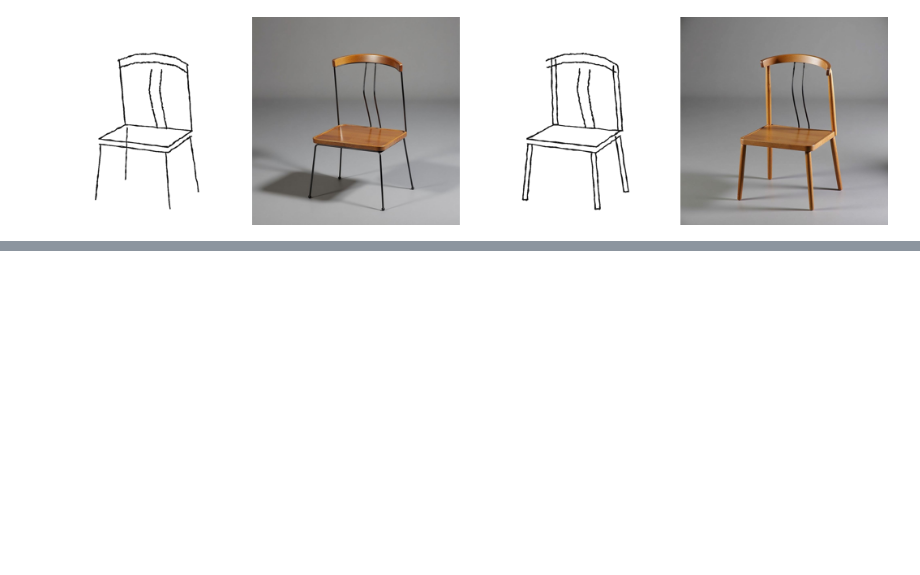
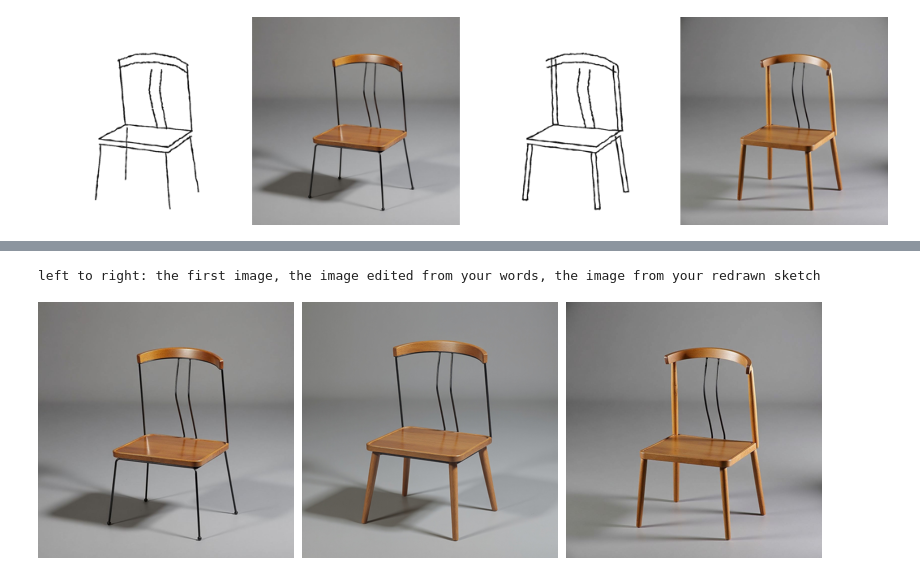
Before and after one commit to chuanenlin/mlfordesign, a Jupyter notebook: notebooks/week-03-sketch.ipynb, the cells around one changed output, grey strips where cells are left out. Saved outputs shown, nothing was run; the diff lists cells and outputs as text; code cells hidden in the pictures; blank space fills up the shorter version.

```diff
--- a/notebooks/week-03-sketch.ipynb
+++ b/notebooks/week-03-sketch.ipynb
@@ -119,0 +124,26 @@ row([sketch, results[0], sketch2, again])
+# %%
+# Describe the change you made to the sketch, as an instruction to an editing model.
+EDIT = "make the legs and back posts solid oak instead of black metal"
+
+def edit_image(im, instruction, seed):
+    """One edit from FLUX.1 Kontext [pro] on Replicate, which changes an image from an instruction in words."""
+    buf = io.BytesIO(); im.save(buf, format="JPEG", quality=95)
+    inp = {"prompt": instruction, "seed": seed, "output_format": "jpg",
+           "input_image": "embedded-picture" + base64.b64encode(buf.getvalue()).decode()}
+    r = requests.post("https://api.replicate.com/v1/models/black-forest-labs/flux-kontext-pro/predictions",
+                      headers=HEADERS, json={"input": inp}, timeout=300).json()
+    while r.get("status") not in ("succeeded", "failed", "canceled"):
+        time.sleep(2)
+        r = requests.get(r["urls"]["get"], headers=HEADERS, timeout=60).json()
+    if r["status"] != "succeeded":
+        raise RuntimeError(r.get("error"))
+    url = r["output"][0] if isinstance(r["output"], list) else r["output"]
+    return Image.open(io.BytesIO(requests.get(url, timeout=120).content)).convert("RGB")
+
+in_words = edit_image(results[0], EDIT, SEEDS[0])
+in_words.save(f"image-words-seed-{SEEDS[0]}.jpg")
+print("left to right: the first image, the image edited from your words, the image from your redrawn sketch")
+row([results[0], in_words, again])
+# %% [output]
+left to right: the first image, the image edited from your words, the image from your redrawn sketch
+[figure, added]
```
Also changed, not shown: parts of 4 cells of this notebook, 3 other files.
